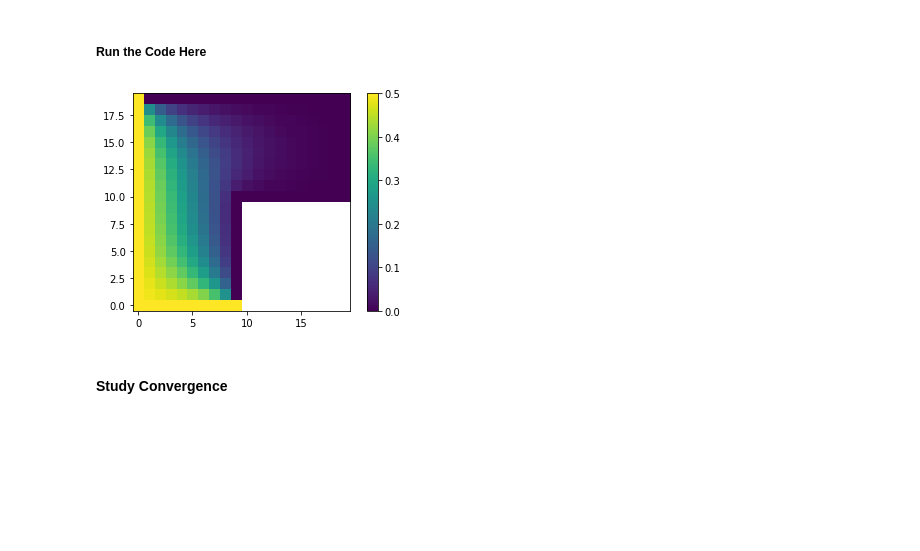
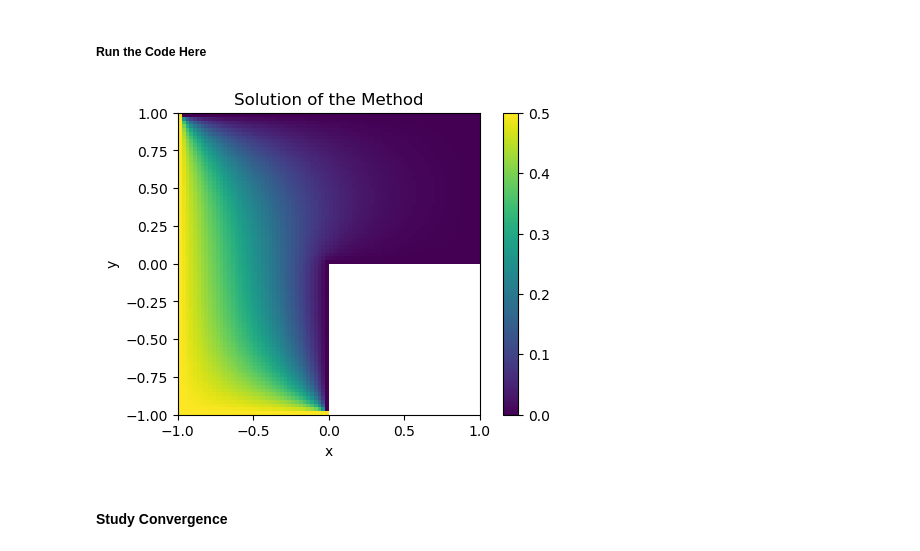
Before and after one commit to sheeshee/High-Performance-Computing-Coursework, a Jupyter notebook: Assignment 3/Assignment 3 Submission.ipynb, the cells around one changed output. Drawn from its saved outputs; the diff is of its cells as text; code cells hidden in the pictures; blank space fills up the shorter version.

```diff
--- a/Assignment 3/Assignment 3 Submission.ipynb
+++ b/Assignment 3/Assignment 3 Submission.ipynb
@@ -590,7 +606,8 @@ def relaxed_gauss_solve(xlims, ylims, M, left_bc, right_bc, top_bc, bottom_bc,
 
     return sol, history
 # %%
-M = 10
+# Setup
+M = 50
 xlims = (0, 1)
 ylims = (0, 1)
 
@@ -600,7 +617,8 @@ def f(x, y):
     else:
         return 0
 
+# Solve and Show
 boundaries = get_boundary_values(xlims, ylims, f, M)
 u, history = relaxed_gauss_solve(xlims, ylims, M, *boundaries)
-show_solution(xlims, ylims, u)
+show_solution(xlims, ylims, u, 'Solution of Relaxed Gauss-Seidel Iterator')
 # %% [output]
@@ -630,6 +648,11 @@ iters_relax = [i for i, _ in enumerate(history_relax[1:])]
 
 plt.semilogy(iters_gauss, history_gauss[1:], label='Standard')
 plt.semilogy(iters_relax, history_relax[1:], label='Relaxed')
+plt.xlabel('Iterations')
+plt.ylabel('Relative Residual')
+plt.title('Comparison of Convergence of Gauss-Seidel Methods')
+fig = plt.gcf()
+fig.dpi = 100
 plt.legend()
 plt.show()
 # %% [output]
@@ -752,16 +792,16 @@ def build_system(h, f, grad=0):
                 # BCs
                 # top
                 if isbc(i+1, j, M):
-                    b[k] += f(i+1, j)
+                    b[k] += f((i+1)/M, j/M)
                 # bottom
                 if isbc(i-1, j, M):
-                    b[k] += f(i-1, j)
+                    b[k] += f((i-1)/M, j/M)
                 # left
                 if isbc(i, j-1, M):
-                    b[k] += f(i, j-1)
+                    b[k] += f(i/M, (j-1)/M)
                 # right
                 if isbc(i, j+1, M):
-                    b[k] += f(i, j+1)
+                    b[k] += f(i/M, (j+1)/M)
                 ## Finite Difference coefficients
                 # center
                 add(4, k, 0)
@@ -806,7 +846,7 @@ def build_system(h, f, grad=0):
         print(cols)
         raise Exception('Negative column index')
 
-    A = coo_matrix((data, (rows, cols))).tocsr()
+    A = coo_matrix((data, (rows, cols))).tocsc()
 
     # Ensure matrix is square
     if A.shape[0] != A.shape[1]:
@@ -870,29 +910,34 @@ def show(u, M, f, solmap):
     # Set the invalid points to NaNs so they dont appear in plot
     im[:M, M:] = np.nan
 
-    plt.imshow(im, origin='lower')
+    plt.imshow(im, origin='lower', extent=[-1, 1, -1, 1])
+    plt.xlabel('x')
+    plt.ylabel('y')
+    plt.title('Solution of the Method')
+    fig = plt.gcf()
+    fig.dpi = 100
     plt.colorbar()
     plt.show()
     return im
 # %% [markdown]
 ##### Run the Code Here
 # %%
-h = 0.1
+h = 0.025
 
 def f(x, y):
     """
     Boundary condition function
     """
     if y == 0 or x == 0:
         return 0.5
     else:
         return 0
 
 A, b, M, solmap = build_system(h, f)
 sol, history = solve(A, b)
 show(sol, M, f, solmap);
 # %% [output]
-[figure, old version]
+[figure, new version]
 # %% [markdown]
 #### Study Convergence
 # %%
```
Also changed, not shown: parts of 16 cells of this notebook.
